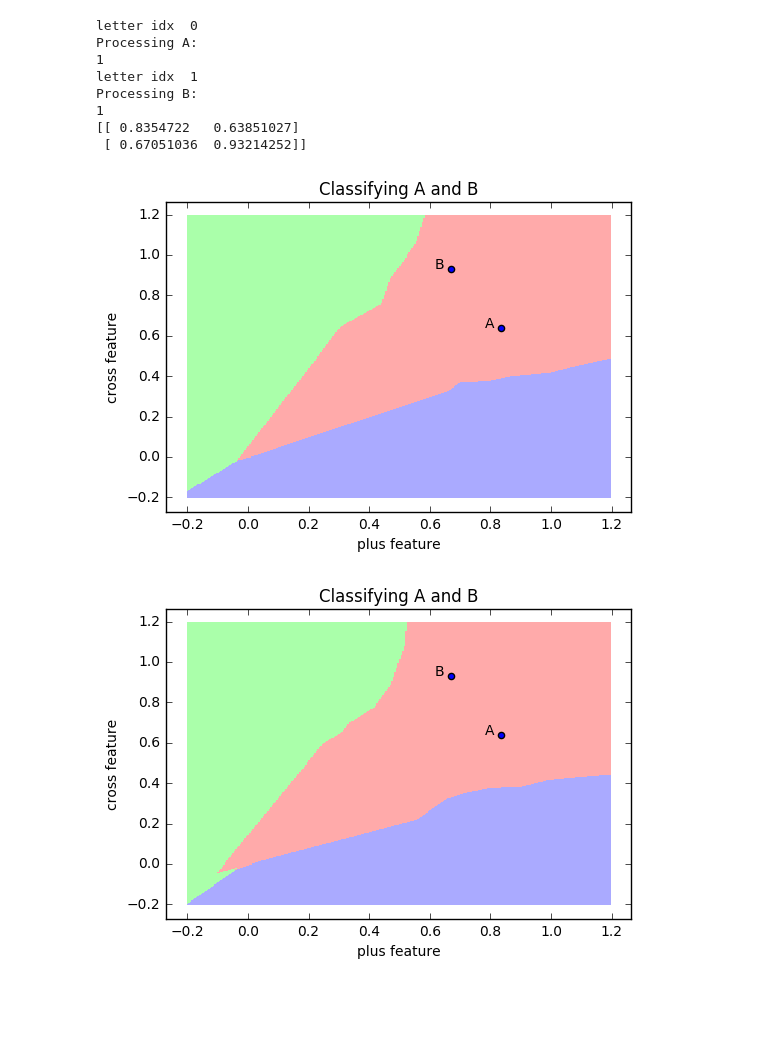
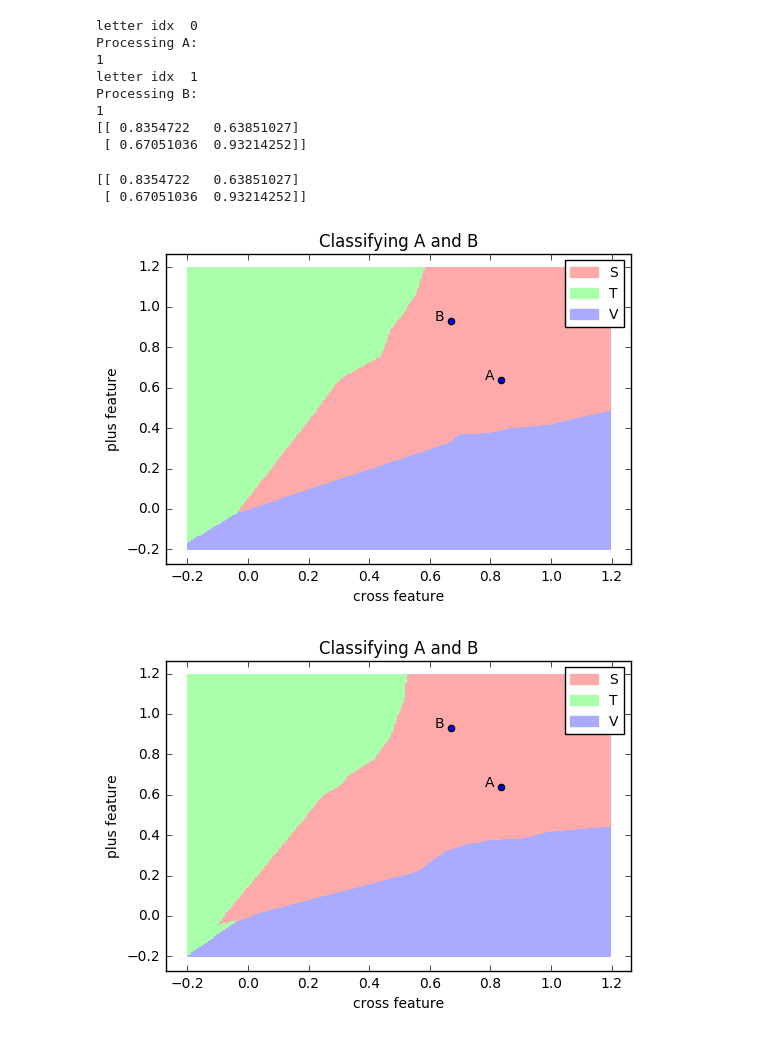
Before and after one commit to mika018/Character-Recognition-Classifier, a Jupyter notebook: cw2.ipynb, the cells around one changed output. Cells and saved outputs as stored; diff of their text form; code cells hidden in the pictures; blank space fills up the shorter version.

```diff
--- a/cw2.ipynb
+++ b/cw2.ipynb
@@ -627,8 +627,8 @@ for n_neighbors in range(1, 11):
     plt.pcolormesh(xx, yy, Z, cmap=cmap_light)
 
     # Plot also the training points
-    plt.scatter(X[:, 0], X[:, 1], c=y, cmap=cmap_bold)
-    plt.scatter(test_data_matrix[:, 0], test_data_matrix[:, 1], s=100, c=y_test, cmap=cmap_bold, marker='*')
+    train = plt.scatter(X[:, 0], X[:, 1], c=y, cmap=cmap_bold)
+    test = plt.scatter(test_data_matrix[:, 0], test_data_matrix[:, 1], s=100, c=y_test, cmap=cmap_bold, marker='*')
 
 #     if n_neighbors == 1:
 #         plt.title("Nearest Neighbour Classification")
@@ -637,8 +637,20 @@ for n_neighbors in range(1, 11):
     plt.title("Test Data Classification")
     plt.axis('tight')
 
-    ax.set_xlabel('plus feature')
-    ax.set_ylabel('cross feature')
+    ax.set_ylabel('plus feature')
+    ax.set_xlabel('cross feature')
+
+    S_patch = patches.Patch(color='#FFAAAA', label='S')
+    T_patch = patches.Patch(color='#AAFFAA', label='T')
+    V_patch = patches.Patch(color='#AAAAFF', label='V')
+
+    W_patch = patches.Patch(color='#FFFFFF')
+
+    plt.legend((S_patch, T_patch, V_patch, train, W_patch, test, W_patch),
+               ('S', 'T', 'V', 'training', 'data', 'test', 'data'),
+               scatterpoints=1,
+               loc='upper right',
+               fontsize=9)
 #     plt.savefig(str(n_neighbors) + 'nnclassigication_test.png')
 
 #     axes = plt.gca()
@@ -677,10 +689,12 @@ plt.show()
 # %%
-image_name = 'test-data/S16.gif'
+from skimage import io
+image_name = 'training-data/T1.GIF'
 f = io.imread(image_name)   # read in image
 
 f_f = np.array(f, dtype=float)
 z = np.fft.fft2(f_f)           # do fourier transform
 q = np.fft.fftshift(z)         # puts u=0,v=0 in the centre
+# print(q)
 
 Magq =  np.absolute(q)         # magnitude spectrum
 log_Magq = np.log(Magq + 1)
@@ -691,11 +705,11 @@ Phaseq = np.angle(q)           # phase spectrum
 # image_avg_pixel_val = np.mean(log_Magq)
 # print(log_Magq)
 
-scipy.misc.imsave('S16_magnitude_spectrum.png', log_Magq_array)
+# scipy.misc.imsave('S16_magnitude_spectrum.png', log_Magq_array)
 
 fig1 = plt.figure()
 ax1  = fig1.add_subplot( 111 )
 ax1.axis('off')
 # Usually for viewing purposes:b
-ax1.imshow( log_Magq_array, cmap='gray' ) # io.
+# ax1.imshow( log_Magq_array[180:220][300:340], cmap='gray' ) # io.
 # %% [output]
@@ -758,7 +772,7 @@ y = [int(x / 10) for x in range(30)] # target labeling
 # print(X)
 # print(y)
 # print(test_data_matrix)
-# print()
+print(a_b_data_matrix)
 h = .005  # step size in the mesh
 
 # Create color maps
@@ -775,35 +789,43 @@ for n_neighbors in range(1, 11):
     # Plot the decision boundary. For that, we will assign a color to each
     # point in the mesh [x_min, x_max]x[y_min, y_max].
     x_min, x_max = X[:, 0].min() - 0.2, X[:, 0].max() + 0.2
     y_min, y_max = X[:, 1].min() - 0.2, X[:, 1].max() + 0.2
     xx, yy = np.meshgrid(np.arange(x_min, x_max, h),
                          np.arange(y_min, y_max, h))
     Z = clf.predict(np.c_[xx.ravel(), yy.ravel()])
 
     # Put the result into a color plot
     Z = Z.reshape(xx.shape)
 
     fig = plt.figure()
     ax = fig.add_subplot(111)
     plt.pcolormesh(xx, yy, Z, cmap=cmap_light)
 
     # Plot also the training points
 #     plt.scatter(X[:, 0], X[:, 1], c=y, cmap=cmap_bold)
     plt.scatter(a_b_data_matrix[:, 0], a_b_data_matrix[:, 1])
     plt.annotate('A', xy=(a_b_data_matrix[0, 0], a_b_data_matrix[0, 1]), xytext=(-12, 0), textcoords='offset points')
     plt.annotate('B', xy=(a_b_data_matrix[1, 0], a_b_data_matrix[1, 1]), xytext=(-12, 0), textcoords='offset points')
 
     plt.title("Classifying A and B")
     plt.axis('tight')
-    ax.set_xlabel('plus feature')
-    ax.set_ylabel('cross feature')
-#     plt.savefig(str(n_neighbors) + 'nnclassigication_a_b.png')
+
+    S_patch = patches.Patch(color='#FFAAAA', label='S')
+    T_patch = patches.Patch(color='#AAFFAA', label='T')
+    V_patch = patches.Patch(color='#AAAAFF', label='V')
+    plt.legend(handles=[S_patch, T_patch, V_patch], fontsize=10)
+
+    ax.set_ylabel('plus feature')
+    ax.set_xlabel('cross feature')
+    plt.savefig(str(n_neighbors) + 'nnclassigication_a_b.png')
 
 #     axes = plt.gca()
 #     axes.set_xlim([0,1.1])
 #     axes.set_ylim([0,1.1])
 
 plt.show()
 # %% [output]
+[[ 0.8354722   0.63851027]
+ [ 0.67051036  0.93214252]]
-[figure, old version]
+[figure, new version]
-[figure, old version]
+[figure, new version]
```
Also changed, not shown: parts of 5 cells of this notebook, 36 other files.
